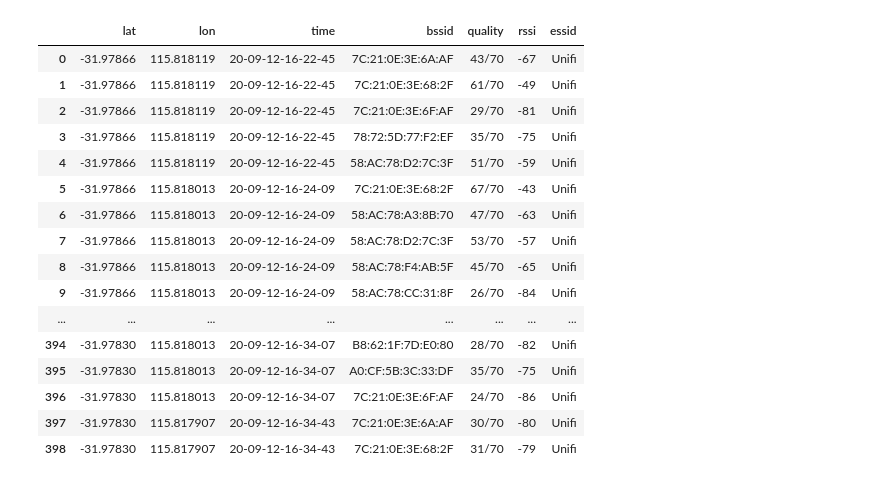
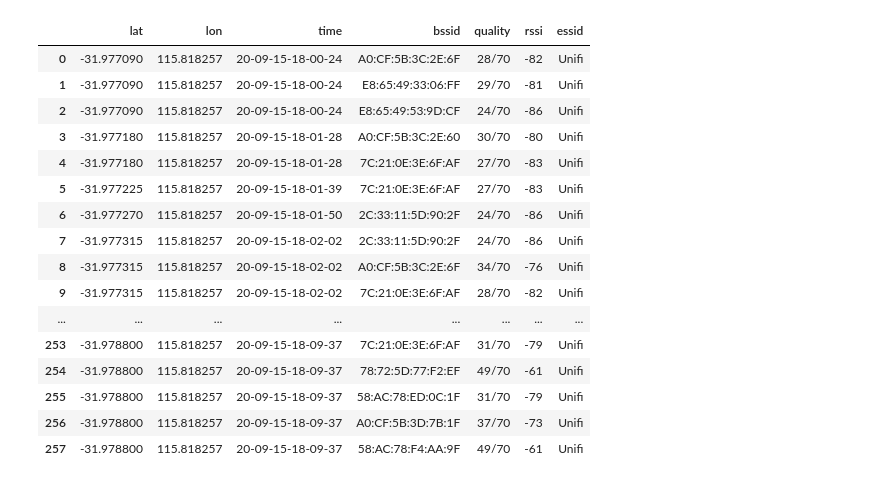
Before and after one commit to CyberFlameGO/uwa_wifi_scan, a Jupyter notebook: create_wifi_loc_data.ipynb, the cells around one changed output. Cells and saved outputs as stored; diff of their text form; code cells hidden in the pictures.

```diff
--- a/create_wifi_loc_data.ipynb
+++ b/create_wifi_loc_data.ipynb
@@ -4,22 +11,22 @@ import pandas as pd
 # %%
-zone = 'greatcourt-2'
-result, locations = datamanager.combine_data(zone)
+zone = 'reid-2'
+result = datamanager.combine_data(zone)
 result
 # %% [output]
 |  | lat | lon | time | bssid | quality | rssi | essid |
-| 0 | -31.97866 | 115.818119 | 20-09-12-16-22-45 | 7C:21:0E:3E:6A:AF | 43/70 | -67 | Unifi |
-| 1 | -31.97866 | 115.818119 | 20-09-12-16-22-45 | 7C:21:0E:3E:68:2F | 61/70 | -49 | Unifi |
-| 2 | -31.97866 | 115.818119 | 20-09-12-16-22-45 | 7C:21:0E:3E:6F:AF | 29/70 | -81 | Unifi |
-| 3 | -31.97866 | 115.818119 | 20-09-12-16-22-45 | 78:72:5D:77:F2:EF | 35/70 | -75 | Unifi |
-| 4 | -31.97866 | 115.818119 | 20-09-12-16-22-45 | 58:AC:78:D2:7C:3F | 51/70 | -59 | Unifi |
-| 5 | -31.97866 | 115.818013 | 20-09-12-16-24-09 | 7C:21:0E:3E:68:2F | 67/70 | -43 | Unifi |
-| 6 | -31.97866 | 115.818013 | 20-09-12-16-24-09 | 58:AC:78:A3:8B:70 | 47/70 | -63 | Unifi |
-| 7 | -31.97866 | 115.818013 | 20-09-12-16-24-09 | 58:AC:78:D2:7C:3F | 53/70 | -57 | Unifi |
-| 8 | -31.97866 | 115.818013 | 20-09-12-16-24-09 | 58:AC:78:F4:AB:5F | 45/70 | -65 | Unifi |
-| 9 | -31.97866 | 115.818013 | 20-09-12-16-24-09 | 58:AC:78:CC:31:8F | 26/70 | -84 | Unifi |
+| 0 | -31.977090 | 115.818257 | 20-09-15-18-00-24 | A0:CF:5B:3C:2E:6F | 28/70 | -82 | Unifi |
+| 1 | -31.977090 | 115.818257 | 20-09-15-18-00-24 | E8:65:49:33:06:FF | 29/70 | -81 | Unifi |
+| 2 | -31.977090 | 115.818257 | 20-09-15-18-00-24 | E8:65:49:53:9D:CF | 24/70 | -86 | Unifi |
+| 3 | -31.977180 | 115.818257 | 20-09-15-18-01-28 | A0:CF:5B:3C:2E:60 | 30/70 | -80 | Unifi |
+| 4 | -31.977180 | 115.818257 | 20-09-15-18-01-28 | 7C:21:0E:3E:6F:AF | 27/70 | -83 | Unifi |
+| 5 | -31.977225 | 115.818257 | 20-09-15-18-01-39 | 7C:21:0E:3E:6F:AF | 27/70 | -83 | Unifi |
+| 6 | -31.977270 | 115.818257 | 20-09-15-18-01-50 | 2C:33:11:5D:90:2F | 24/70 | -86 | Unifi |
+| 7 | -31.977315 | 115.818257 | 20-09-15-18-02-02 | 2C:33:11:5D:90:2F | 24/70 | -86 | Unifi |
+| 8 | -31.977315 | 115.818257 | 20-09-15-18-02-02 | A0:CF:5B:3C:2E:6F | 34/70 | -76 | Unifi |
+| 9 | -31.977315 | 115.818257 | 20-09-15-18-02-02 | 7C:21:0E:3E:6F:AF | 28/70 | -82 | Unifi |
 | ... | ... | ... | ... | ... | ... | ... | ... |
-| 394 | -31.97830 | 115.818013 | 20-09-12-16-34-07 | B8:62:1F:7D:E0:80 | 28/70 | -82 | Unifi |
-| 395 | -31.97830 | 115.818013 | 20-09-12-16-34-07 | A0:CF:5B:3C:33:DF | 35/70 | -75 | Unifi |
-| 396 | -31.97830 | 115.818013 | 20-09-12-16-34-07 | 7C:21:0E:3E:6F:AF | 24/70 | -86 | Unifi |
-| 397 | -31.97830 | 115.817907 | 20-09-12-16-34-43 | 7C:21:0E:3E:6A:AF | 30/70 | -80 | Unifi |
-| 398 | -31.97830 | 115.817907 | 20-09-12-16-34-43 | 7C:21:0E:3E:68:2F | 31/70 | -79 | Unifi |
+| 253 | -31.978800 | 115.818257 | 20-09-15-18-09-37 | 7C:21:0E:3E:6F:AF | 31/70 | -79 | Unifi |
+| 254 | -31.978800 | 115.818257 | 20-09-15-18-09-37 | 78:72:5D:77:F2:EF | 49/70 | -61 | Unifi |
+| 255 | -31.978800 | 115.818257 | 20-09-15-18-09-37 | 58:AC:78:ED:0C:1F | 31/70 | -79 | Unifi |
+| 256 | -31.978800 | 115.818257 | 20-09-15-18-09-37 | A0:CF:5B:3D:7B:1F | 37/70 | -73 | Unifi |
+| 257 | -31.978800 | 115.818257 | 20-09-15-18-09-37 | 58:AC:78:F4:AA:9F | 49/70 | -61 | Unifi |
```
Also changed, not shown: parts of 4 cells of this notebook, 44 other files.
